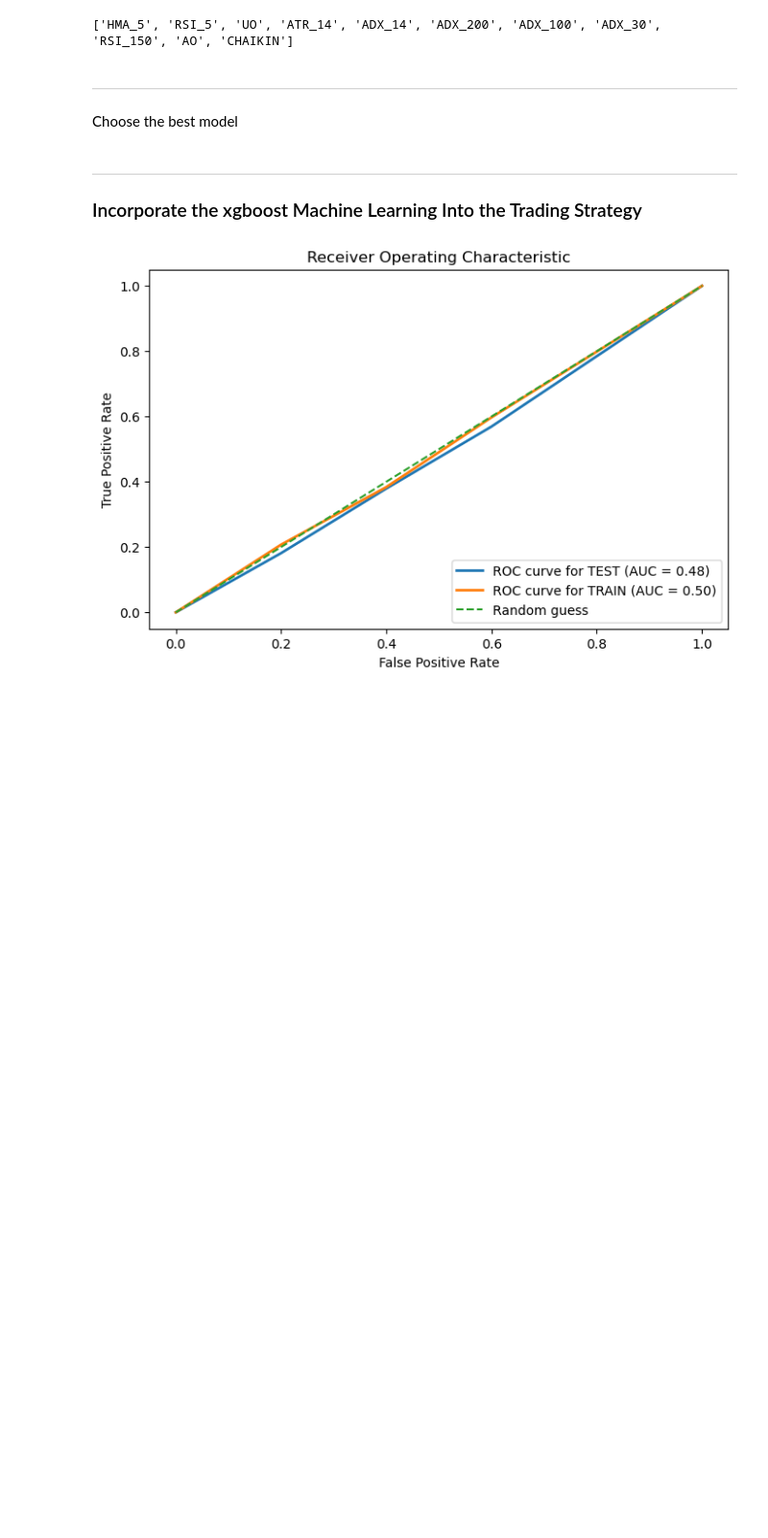
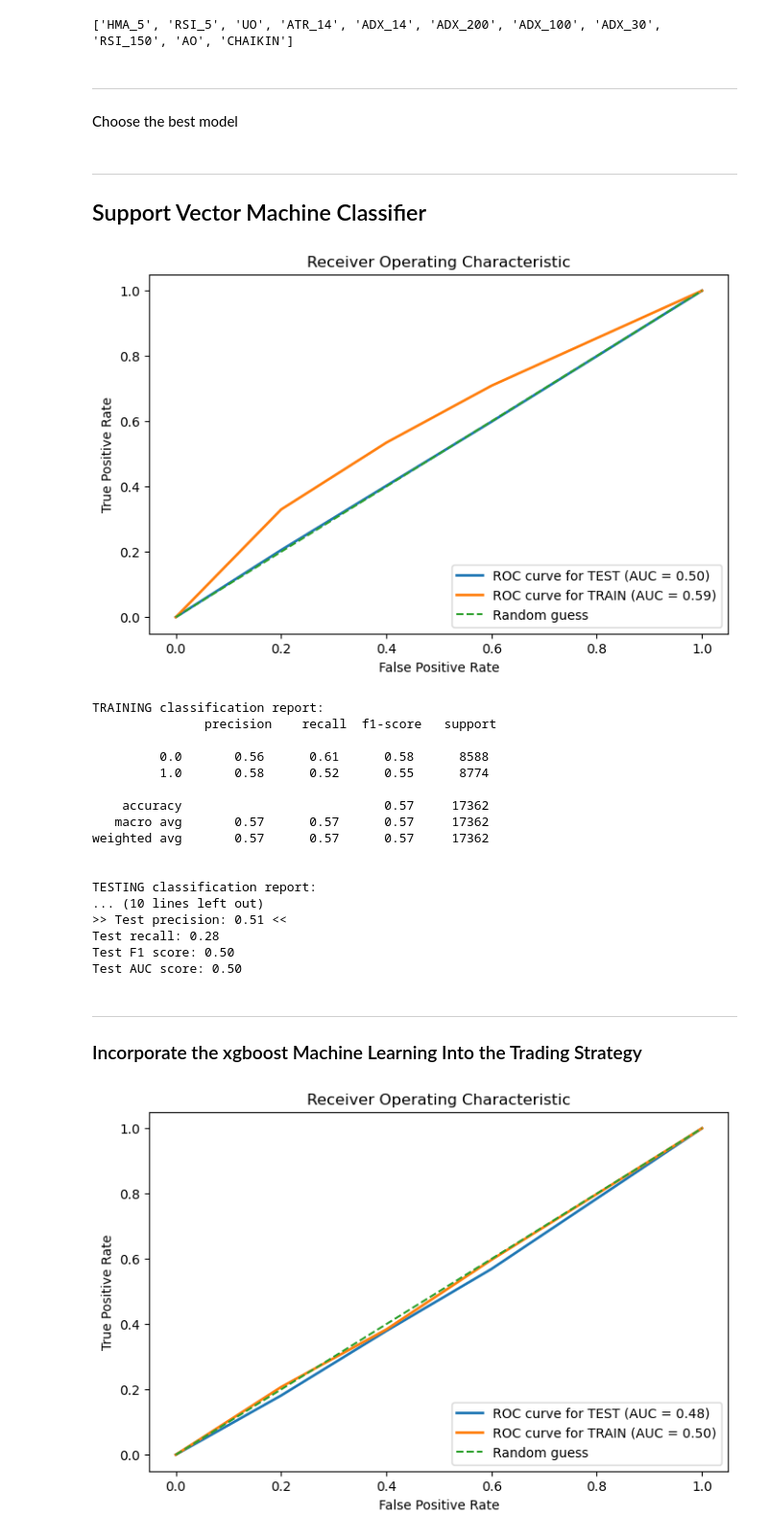
Before and after one commit to adrienCAD/ALGOTRADING_Research, a Jupyter notebook: Coding_Experiments/SimpleTrendFollowing_XGB.ipynb, the cells around one changed output. Shown: that part at 96% size. Cells and saved outputs as stored; diff of their text form; code cells hidden in the pictures; blank space fills up the shorter version.

```diff
--- a/Coding_Experiments/SimpleTrendFollowing_XGB.ipynb
+++ b/Coding_Experiments/SimpleTrendFollowing_XGB.ipynb
@@ -446,6 +446,41 @@ Choose the best model
 #results_df = model_selection(X_test_scaled, y_test)
 # %%
 #results_df
+# %% [markdown]
+---
+## Support Vector Machine Classifier
+# %%
+# Create the classifier model
+from sklearn.svm import NuSVC, SVC
+from sklearn.model_selection import train_test_split
+from sklearn.metrics import accuracy_score
+
+# Create NuSVC classifier
+svm_model = NuSVC(nu=0.12, probability= True, kernel='rbf')
+
+# Fit the model to the data using X_train_scaled and y_train
+svm_model = svm_model.fit(X_train_scaled, y_train)
+
+ROC(svm_model,X_train_scaled, X_test_scaled, y_train, y_test)
+# %% [output]
+[figure, added]
+TRAINING classification report:
+               precision    recall  f1-score   support
+
+         0.0       0.56      0.61      0.58      8588
+         1.0       0.58      0.52      0.55      8774
+
+    accuracy                           0.57     17362
+   macro avg       0.57      0.57      0.57     17362
+weighted avg       0.57      0.57      0.57     17362
+
+
+TESTING classification report:
+... (10 lines left out)
+>> Test precision: 0.51 <<
+Test recall: 0.28
+Test F1 score: 0.50
+Test AUC score: 0.50
 # %% [markdown]
 ---
 
```
Also changed, not shown: parts of 4 cells of this notebook, 3 other files.
